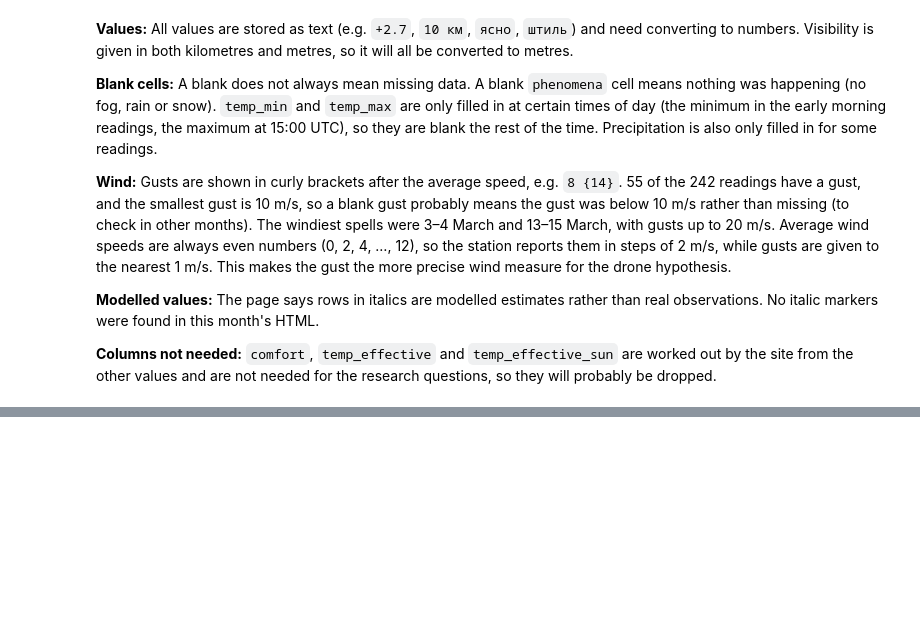
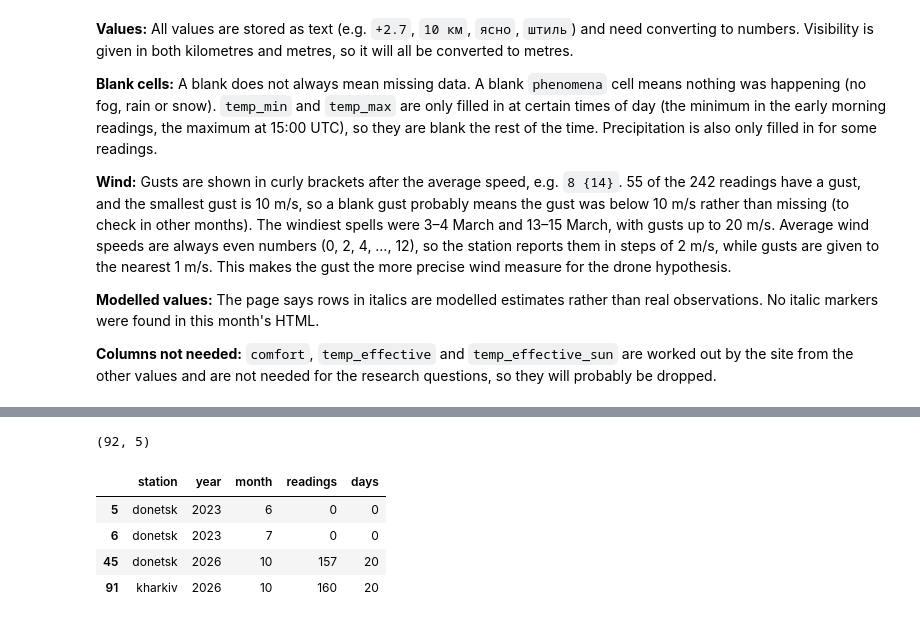
Before and after one commit to ABROCK1516/Ukraine-Losses-Weather, a Jupyter notebook: Ukraine_Losses_Weather.ipynb, the cells around one changed output, grey strips where cells are left out. Drawn from its saved outputs; the diff is of its cells as text; code cells hidden in the pictures; blank space fills up the shorter version.

```diff
--- a/Ukraine_Losses_Weather.ipynb
+++ b/Ukraine_Losses_Weather.ipynb
@@ -762,0 +965,16 @@ array(['2', '0', '4', '4 {10}', '6 {10}', '6 {12}', '8 {14}', '6 {14}',
+# %%
+for station in stations:  # both stations, from the scraping cell
+    url = ("http://www.pogodaiklimat.ru/weather.php?id=" + str(station[0])
+           + "&bday=1&fday=20&amonth=10&ayear=2026&bot=2")  # October 2026, days 1-20
+
+    request = urllib.request.Request(url)  # build the request
+    request.add_header("User-Agent", "Mozilla/5.0 (student project, TU Dublin)")  # identify the request
+    raw_html = opener.open(request).read()  # send it and read the bytes
+
+    file_name = "raw_html/" + station[1] + "_2026_10.html"  # same name as the empty file, so it is replaced
+    f = open(file_name, "wb")  # open for writing bytes
+    f.write(raw_html)  # save
+    f.close()  # close
+
+    print(file_name, len(raw_html), "bytes")  # should now be much bigger than 38 KB
+    time.sleep(3)  # pause before the next request
@@ -762,0 +987,26 @@ array(['2', '0', '4', '4 {10}', '6 {10}', '6 {12}', '8 {14}', '6 {14}',
+# %%
+coverage_rows = []  # one entry per file
+
+for file_name in sorted(os.listdir("raw_html")):  # every saved page, in name order
+    f = open("raw_html/" + file_name, "rb")  # open the saved page
+    page_soup = BeautifulSoup(f.read().decode("utf-8"), "html.parser")  # read, decode and make it searchable
+    f.close()  # close the file
+
+    time_rows = page_soup.find_all("table")[0].find_all("tr")  # rows of the time/date table
+    dates = []  # the date of every reading
+    for row in time_rows[1:]:  # skip the header row
+        dates.append(row.find_all("td")[1].get_text().strip())  # second cell is the date
+
+    parts = file_name.replace(".html", "").split("_")  # e.g. "donetsk_2024_04" -> ["donetsk", "2024", "04"]
+    coverage_rows.append([parts[0], int(parts[1]), int(parts[2]), len(dates), len(set(dates))])  # station, year, month, readings, days
+
+coverage = pd.DataFrame(coverage_rows, columns=["station", "year", "month", "readings", "days"])  # turn into a table
+print(coverage.shape)  # expect (92, 5)
+coverage[coverage["readings"] < 200]  # show only the months with fewer than 200 readings
+# %% [output]
+(92, 5)
+|  | station | year | month | readings | days |
+| 5 | donetsk | 2023 | 6 | 0 | 0 |
+| 6 | donetsk | 2023 | 7 | 0 | 0 |
+| 45 | donetsk | 2026 | 10 | 157 | 20 |
+| 91 | kharkiv | 2026 | 10 | 160 | 20 |
```
Also changed, not shown: parts of 55 cells of this notebook.
